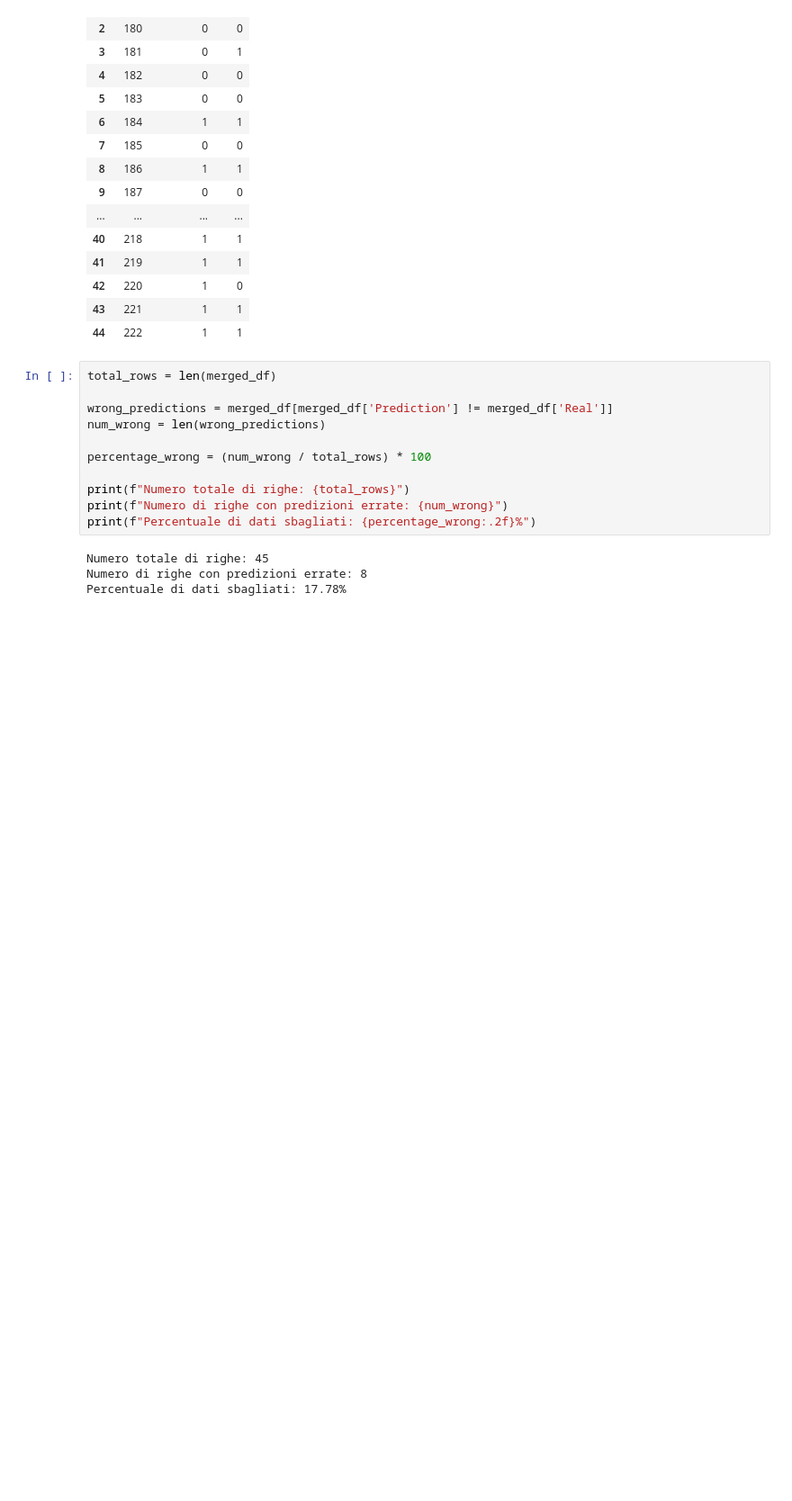
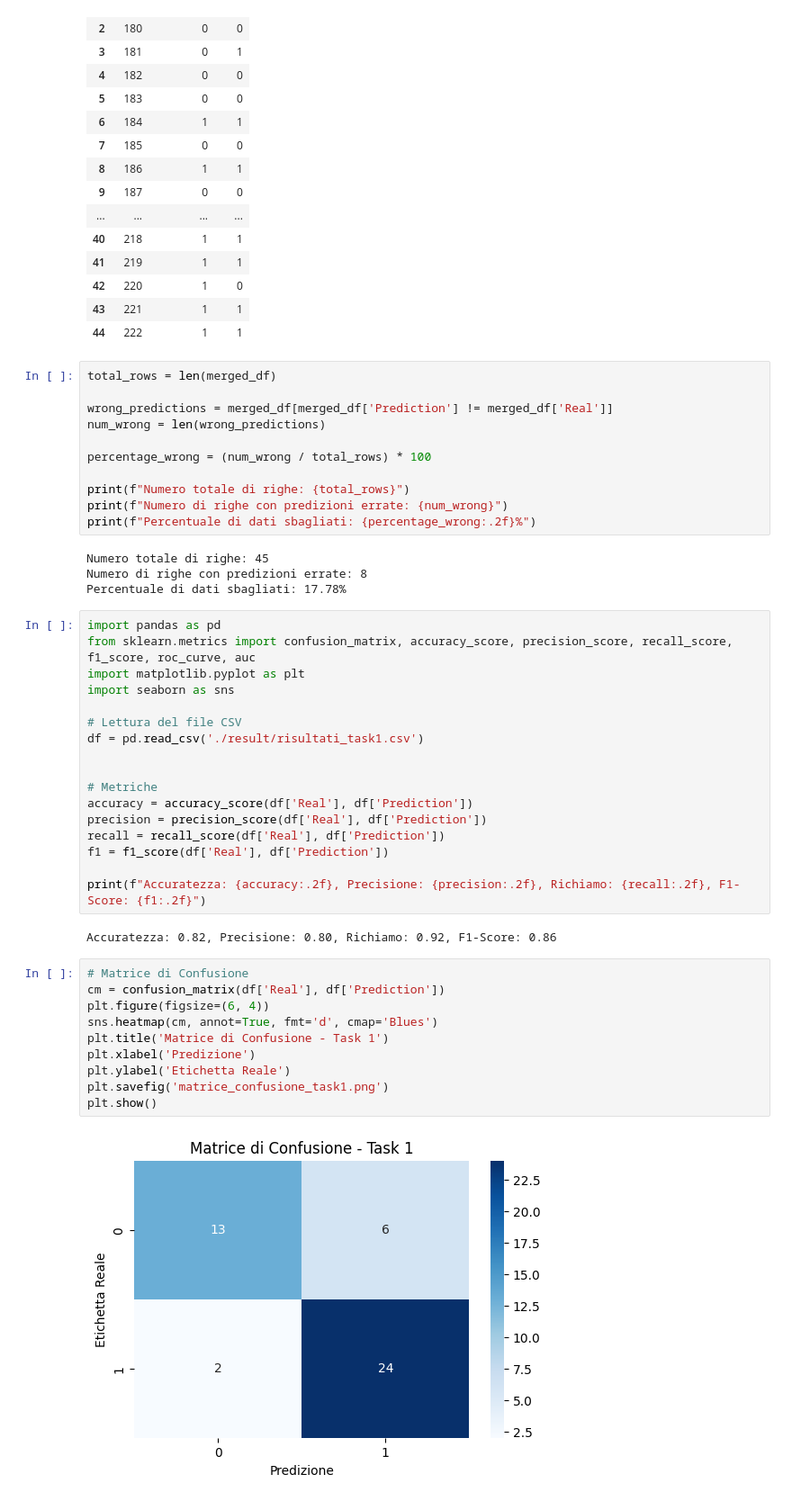
Before and after one commit to Antonet99/ProgettoManutenzione-python, a Jupyter notebook: Task1.ipynb, the cells around one changed output. Shown at 90% size. Drawn from its saved outputs; the diff is of its cells as text; blank space fills up the shorter version.

Commit message:
task5 + modifiche

```diff
--- a/Task1.ipynb
+++ b/Task1.ipynb
@@ -249,3 +253,34 @@ print(f"Percentuale di dati sbagliati: {percentage_wrong:.2f}%")
 Numero totale di righe: 45
 Numero di righe con predizioni errate: 8
 Percentuale di dati sbagliati: 17.78%
+# %%
+import pandas as pd
+from sklearn.metrics import confusion_matrix, accuracy_score, precision_score, recall_score, f1_score, roc_curve, auc
+import matplotlib.pyplot as plt
+import seaborn as sns
+
+# Lettura del file CSV
+df = pd.read_csv('./result/risultati_task1.csv')
+
+
+# Metriche
+accuracy = accuracy_score(df['Real'], df['Prediction'])
+precision = precision_score(df['Real'], df['Prediction'])
+recall = recall_score(df['Real'], df['Prediction'])
+f1 = f1_score(df['Real'], df['Prediction'])
+
+print(f"Accuratezza: {accuracy:.2f}, Precisione: {precision:.2f}, Richiamo: {recall:.2f}, F1-Score: {f1:.2f}")
+# %% [output]
+Accuratezza: 0.82, Precisione: 0.80, Richiamo: 0.92, F1-Score: 0.86
+# %%
+# Matrice di Confusione
+cm = confusion_matrix(df['Real'], df['Prediction'])
+plt.figure(figsize=(6, 4))
+sns.heatmap(cm, annot=True, fmt='d', cmap='Blues')
+plt.title('Matrice di Confusione - Task 1')
+plt.xlabel('Predizione')
+plt.ylabel('Etichetta Reale')
+plt.savefig('matrice_confusione_task1.png')
+plt.show()
+# %% [output]
+[figure, added]
```
Also changed, not shown: parts of 2 cells of this notebook, 8 other files.
